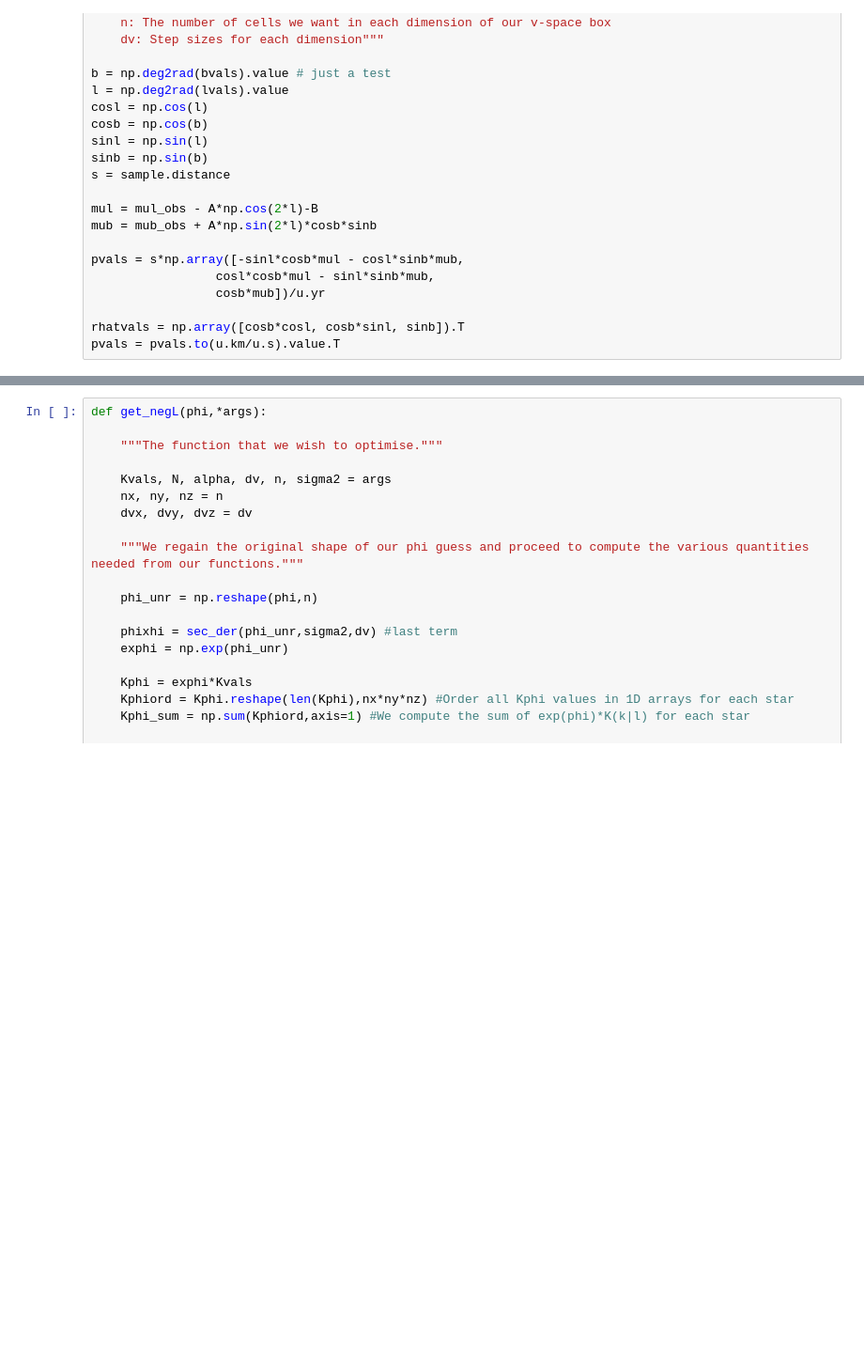
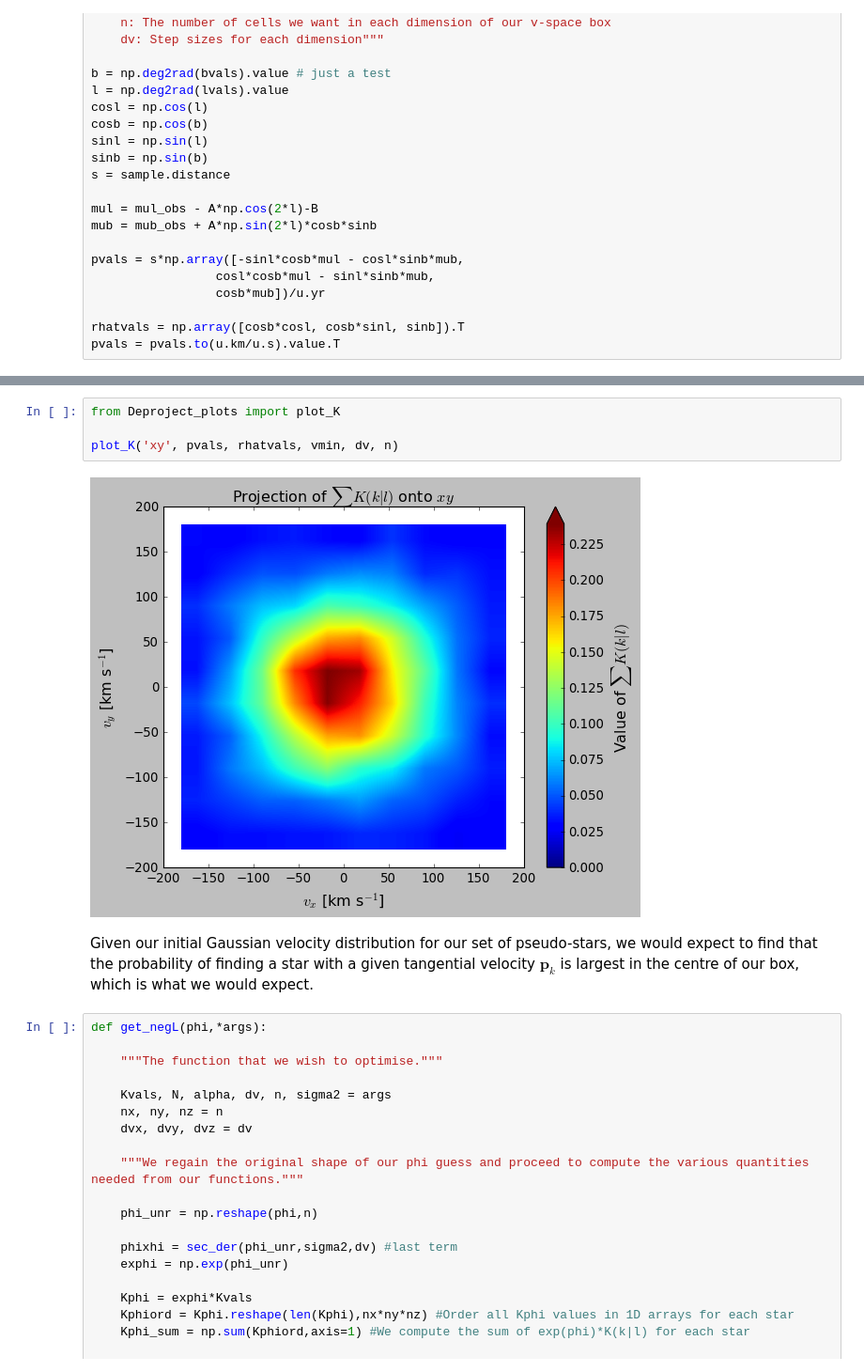
Before and after one commit to PaulMcMillan-Astro/DeprojectionProject, a Jupyter notebook: InitialDeprojectionNotebook.ipynb, the cells around one changed output, grey strips where cells are left out. Shown: that part at 94% size. Drawn from its saved outputs; the diff is of its cells as text; blank space fills up the shorter version.

```diff
--- a/InitialDeprojectionNotebook.ipynb
+++ b/InitialDeprojectionNotebook.ipynb
@@ -108,3 +147,11 @@ Essentially, we project the possible values of the radial velocity for each star
+# %%
+from Deproject_plots import plot_K
+
+plot_K('xy', pvals, rhatvals, vmin, dv, n)
+# %% [output]
+[figure, added]
+# %% [markdown]
+Given our initial Gaussian velocity distribution for our set of pseudo-stars, we would expect to find that the probability of finding a star with a given tangential velocity $\boldsymbol{p}_k$ is largest in the centre of our box, which is what we would expect.
 # %%
 def get_negL(phi,*args):
 
```
Also changed, not shown: parts of 21 cells of this notebook, 4 other files.
